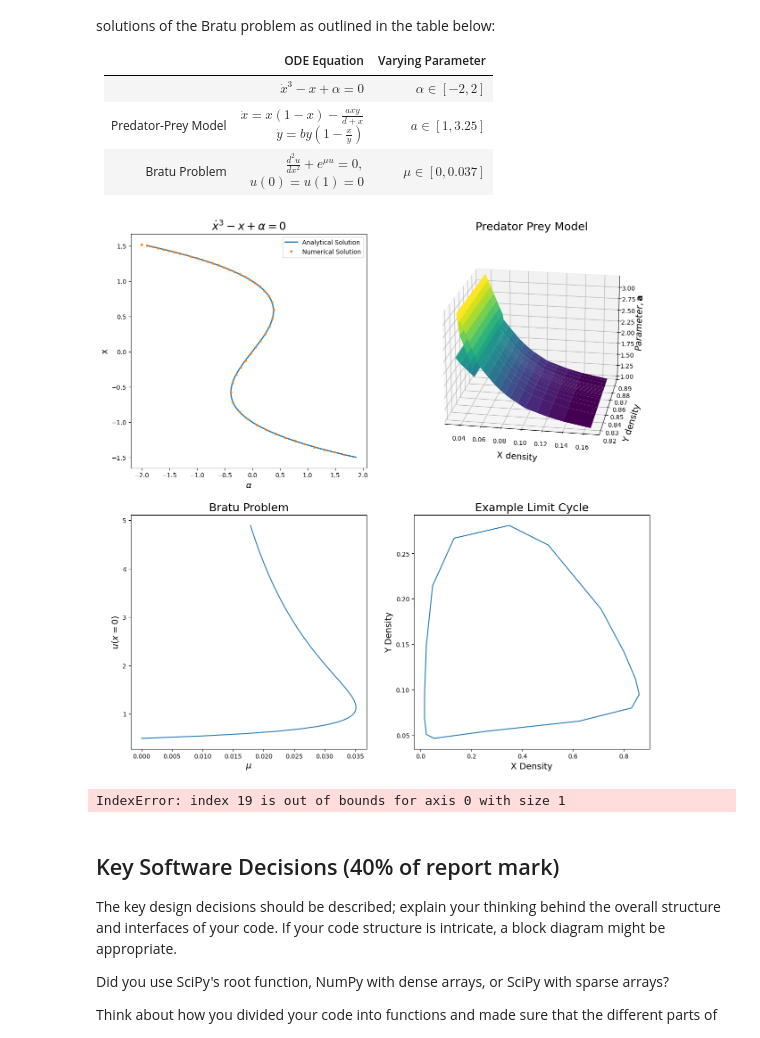
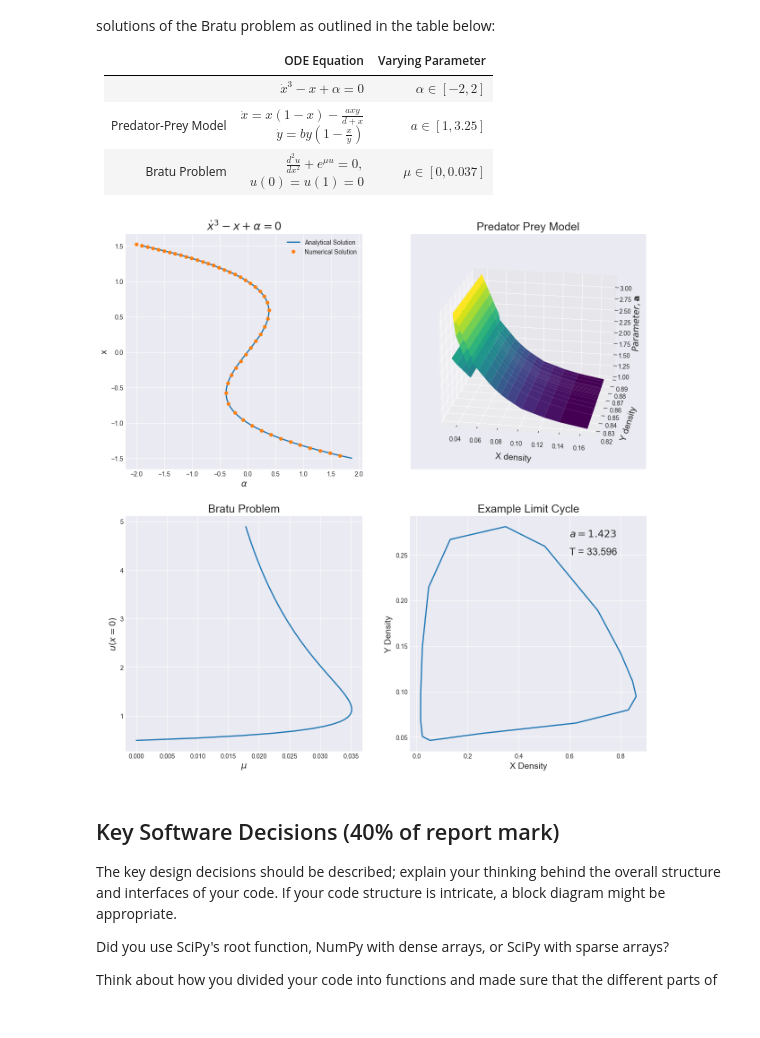
Before and after one commit to MikeJohnson424/emat30008, a Jupyter notebook: report.ipynb, the cells around one changed output. Saved outputs shown, nothing was run; the diff lists cells and outputs as text; code cells hidden in the pictures.

```diff
--- a/report.ipynb
+++ b/report.ipynb
@@ -411,7 +417,7 @@ from functions import bratu, h, PPM
 from PDEs import Grid, BoundaryCondition, construct_A_and_b
 from scipy.integrate import solve_ivp
 
-plt.style.use('default')
+plt.style.use('seaborn-v0_8-darkgrid')
 
 y = np.linspace(-1.5,1.5,100)
 
@@ -428,7 +434,7 @@ fig = plt.figure(figsize=(15, 15))
 # Create the first plot
 ax0 = fig.add_subplot(2, 2, 1)
 ax0.plot(y - y**3, y, label='Analytical Solution', linewidth=2)
-ax0.plot(alpha, u[0], 'o', markersize=3, label='Numerical Solution')
+ax0.plot(alpha, u[0], 'o', markersize=5, label='Numerical Solution')
 ax0.set_title(r"$\dot{x}^3 - x + \alpha = 0$", fontsize=18)
 ax0.set(xlabel=r'$\alpha$', ylabel='x')
 ax0.xaxis.label.set_size(14)
@@ -474,59 +480,41 @@ result = solve_ivp(lambda t,x: PPM(x,t,[alpha[idx],0.1,0.1]),[0,T[idx]],x0[:,idx
 
 
 ax3 = fig.add_subplot(2, 2, 4)
-ax3.plot(result.y[0], result.y[1])
+ax3.plot(result.y[0], result.y[1],linewidth = 2)
 ax3.set_title("Example Limit Cycle", fontsize=18)
 ax3.set(xlabel='X Density', ylabel='Y Density')
+ax3.text(0.6,0.27, r"$a = 1.423$", fontsize=16)
+ax3.text(0.6,0.25, 'T = ' + str(T[idx].round(3)), fontsize=16)
 ax3.xaxis.label.set_size(14)
 ax3.yaxis.label.set_size(14)
 
 # Numerical continuation on Bratu problem
 
 grid = Grid(N=100, a=0, b=10)
 bc_left = BoundaryCondition('dirichlet', [lambda t: 5],grid);bc_right = BoundaryCondition('dirichlet',[lambda t: 10],grid)
 A,b = construct_A_and_b(grid,bc_left,bc_right)
 dx = grid.dx
 u0 = np.zeros(len(grid.x[1:-1]))
 
 result = continuation(bratu,
     x0 = u0,
     par0=[0,1,dx,A],
     vary_par=0,
     step_size=0.01,
     max_steps=100,
     solve_for = 'equilibria')
 
 u=result.u
 alpha = result.alpha
 
 ax2 = fig.add_subplot(2, 2, 3)
-ax2.plot(alpha, u[0])
+ax2.plot(alpha, u[0],linewidth = 2)
 ax2.set_title("Bratu Problem", fontsize=18)
 ax2.set(xlabel=r"$\mu$", ylabel=r"$u(x=0)$")
 ax2.xaxis.label.set_size(14)
 ax2.yaxis.label.set_size(14)
 # %% [output]
-[figure, old version]
+[figure, new version]
-# %%
-# Numerical continuation on the PPM problem for limit cycles
-
-result = continuation(PPM,x0 = [0.5,0.5,20],par0 = [1,0.1,0.1],
-                   vary_par = 0,
-                   step_size = 0.1,
-                   max_steps = 30,
-                   solve_for = 'limit_cycle')
-u = result.u
-alpha = result.alpha
-
-x0 = u[:-2,:]
-T = u[-2]
-
-idx = 19
-results = solve_ivp(lambda t,x: PPM(x,t,[alpha[idx],0.1,0.1]), [0,T[idx]],x0[idx])
-
-plt.plot(result[0],result[1])
-# %% [output]
-IndexError: index 19 is out of bounds for axis 0 with size 1
 # %% [markdown]
 ## Key Software Decisions (40% of report mark)
 
```
Also changed, not shown: parts of 3 cells of this notebook, 3 other files.
